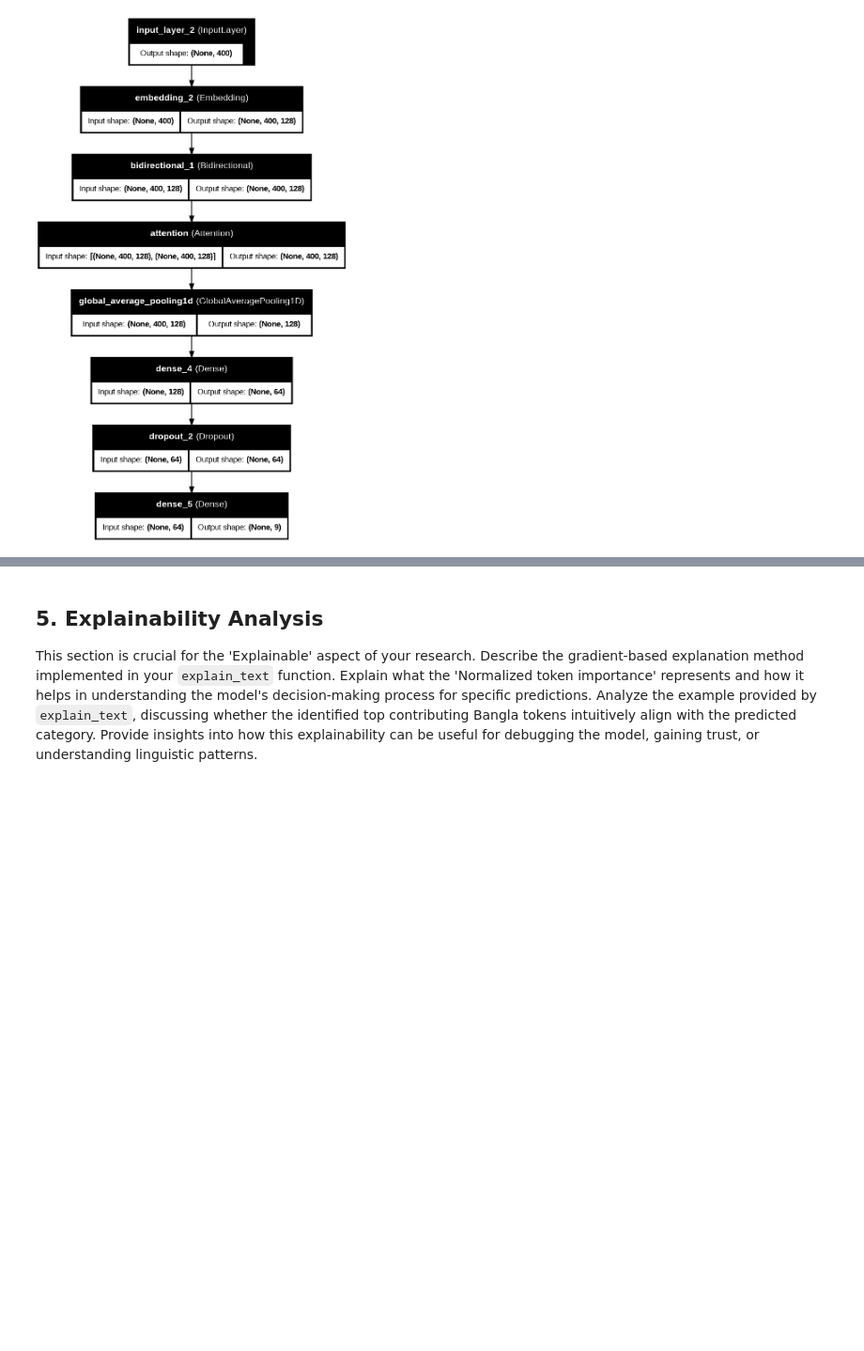
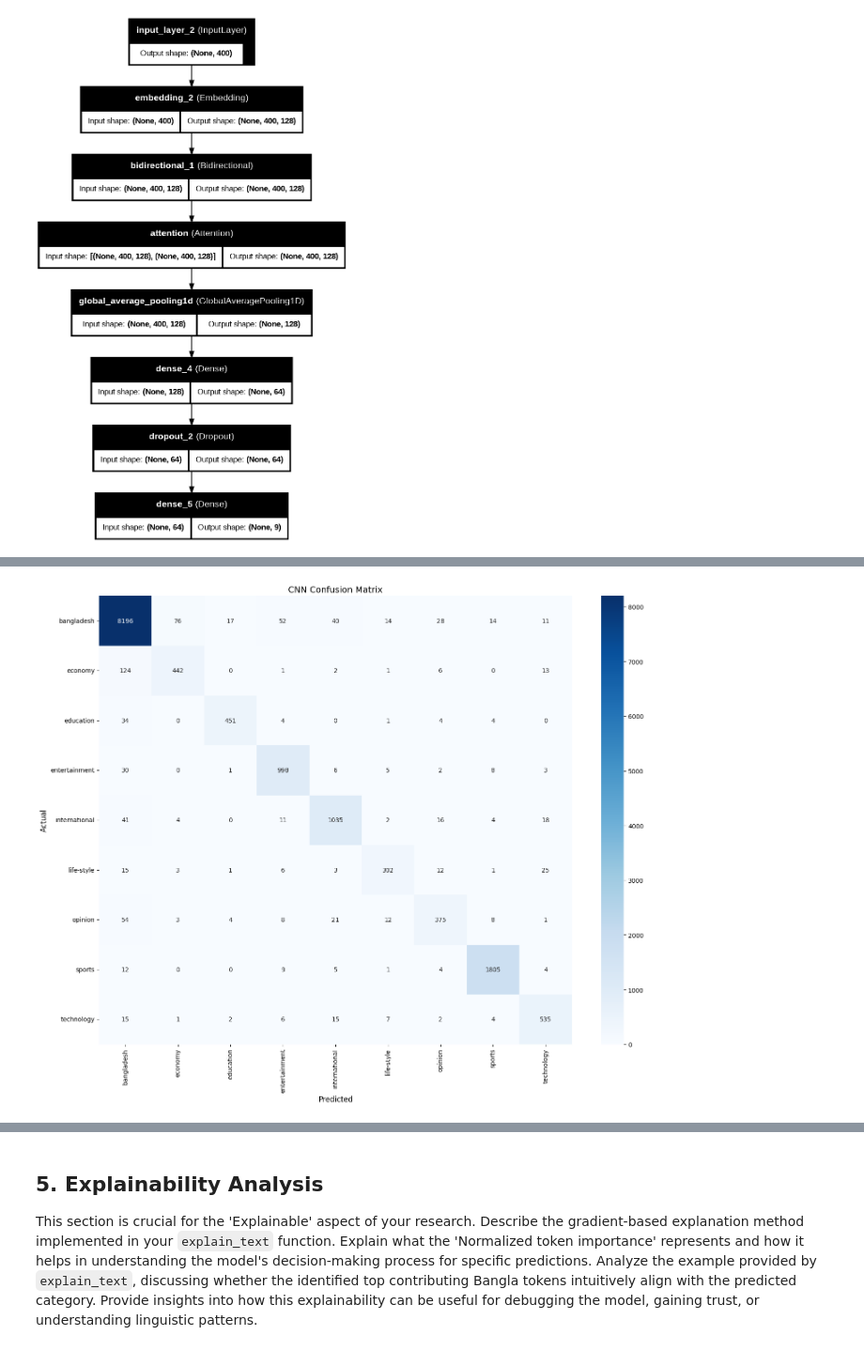
Before and after one commit to mahmudscode/NLP_work, a Jupyter notebook: NLP_WORK.ipynb, the cells around one changed output, grey strips where cells are left out. Shown at 94% size. Cells and saved outputs as stored; diff of their text form; code cells hidden in the pictures; blank space fills up the shorter version.

```diff
--- a/NLP_WORK.ipynb
+++ b/NLP_WORK.ipynb
@@ -826,0 +727,14 @@ Using font from path: /usr/share/fonts/truetype/noto/NotoSerifBengali-CondensedL
+# %%
+from sklearn.metrics import classification_report
+
+predictions_cnn = cnn_model.predict(X_test_pad)
+y_pred_cnn = predictions_cnn.argmax(axis=1)
+
+print("CNN Classification Report:")
+print(
+    classification_report(
+        y_test,
+        y_pred_cnn,
+        target_names=encoder.classes_
+    )
+)
@@ -826,0 +759,35 @@ Using font from path: /usr/share/fonts/truetype/noto/NotoSerifBengali-CondensedL
+# %%
+from sklearn.metrics import confusion_matrix
+import seaborn as sns
+import matplotlib.pyplot as plt
+import matplotlib.font_manager as fm # Import font_manager
+
+cm_cnn = confusion_matrix(
+    y_test,
+    y_pred_cnn
+)
+
+plt.figure(figsize=(15,12)) # Increased figure size for better readability
+
+sns.heatmap(
+    cm_cnn,
+    annot=True,
+    fmt='d',
+    cmap='Blues',
+    xticklabels=encoder.classes_, # Use encoder.classes_ for English class names
+    yticklabels=encoder.classes_, # Use encoder.classes_ for English class names
+    annot_kws={"fontsize": 10} # Fontsize for annotations inside cells
+)
+
+# Using default sans-serif for axis labels and applying rotation and fontsize
+plt.xticks(rotation=90, fontsize=10)
+plt.yticks(rotation=0, fontsize=10) # rotation=0 for horizontal
+
+plt.xlabel("Predicted", fontsize=12)
+plt.ylabel("Actual", fontsize=12)
+plt.title("CNN Confusion Matrix", fontsize=14)
+
+plt.tight_layout()
+plt.show()
+# %% [output]
+[figure, added]
```
Also changed, not shown: parts of 30 cells of this notebook.
